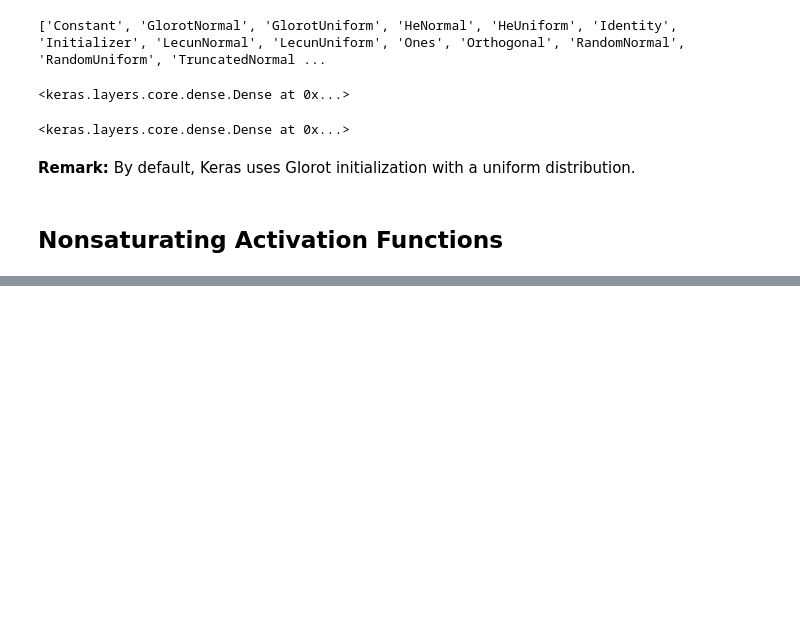
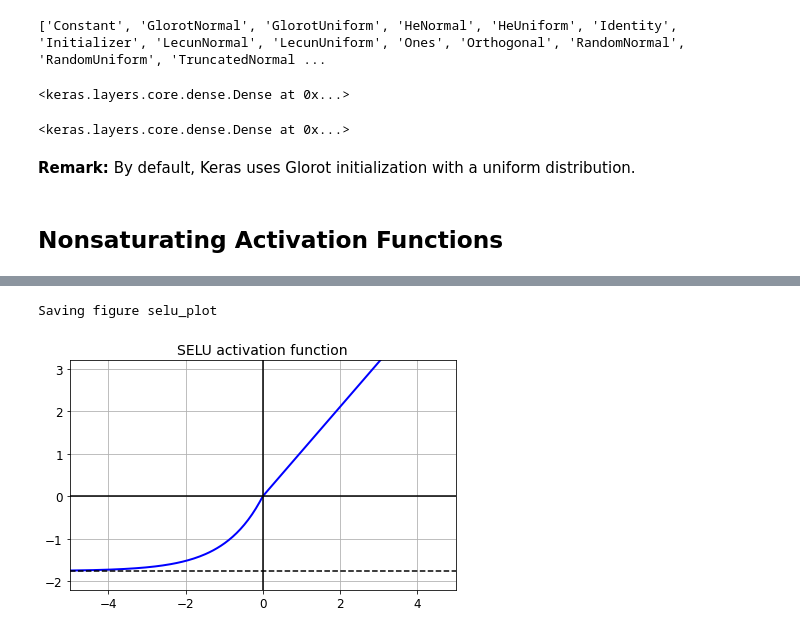
Before and after one commit to minhngt62/handson-ml, a Jupyter notebook: Chapter 11 - Training Deep Neural Networks.ipynb, the cells around one changed output, grey strips where cells are left out. Saved outputs shown, nothing was run; the diff lists cells and outputs as text; code cells hidden in the pictures; blank space fills up the shorter version.

```diff
--- a/Chapter 11 - Training Deep Neural Networks.ipynb
+++ b/Chapter 11 - Training Deep Neural Networks.ipynb
@@ -106,0 +261,23 @@ keras.layers.Dense(10, activation="relu", kernel_initializer=he_avg_init)
+# %%
+# Setup alpha and scale to self normalize with mean 0 and standard deviation 1
+alpha_0_1 = -np.sqrt(2 / np.pi) / (erfc(1/np.sqrt(2)) * np.exp(1/2) - 1)
+scale_0_1 = (1 - erfc(1 / np.sqrt(2)) * np.sqrt(np.e)) * np.sqrt(2 * np.pi) * (2 * erfc(np.sqrt(2))*np.e**2 + np.pi*erfc(1/np.sqrt(2))**2*np.e - 2*(2+np.pi)*erfc(1/np.sqrt(2))*np.sqrt(np.e)+np.pi+2)**(-1/2)
+# %%
+# SELU function
+def selu(z, scale=scale_0_1, alpha=alpha_0_1):
+    return scale * elu(z, alpha)
+# %%
+# Plot SELU activation function
+plt.plot(z, selu(z), "b-", linewidth=2)
+plt.plot([-5, 5], [0, 0], 'k-')
+plt.plot([-5, 5], [-1.758, -1.758], 'k--')
+plt.plot([0, 0], [-2.2, 3.2], 'k-')
+plt.grid(True)
+plt.title("SELU activation function", fontsize=14)
+plt.axis([-5, 5, -2.2, 3.2])
+
+save_fig("selu_plot")
+plt.show()
+# %% [output]
+Saving figure selu_plot
+[figure, added]
```
Also changed, not shown: parts of 30 cells of this notebook, 3 other files.
